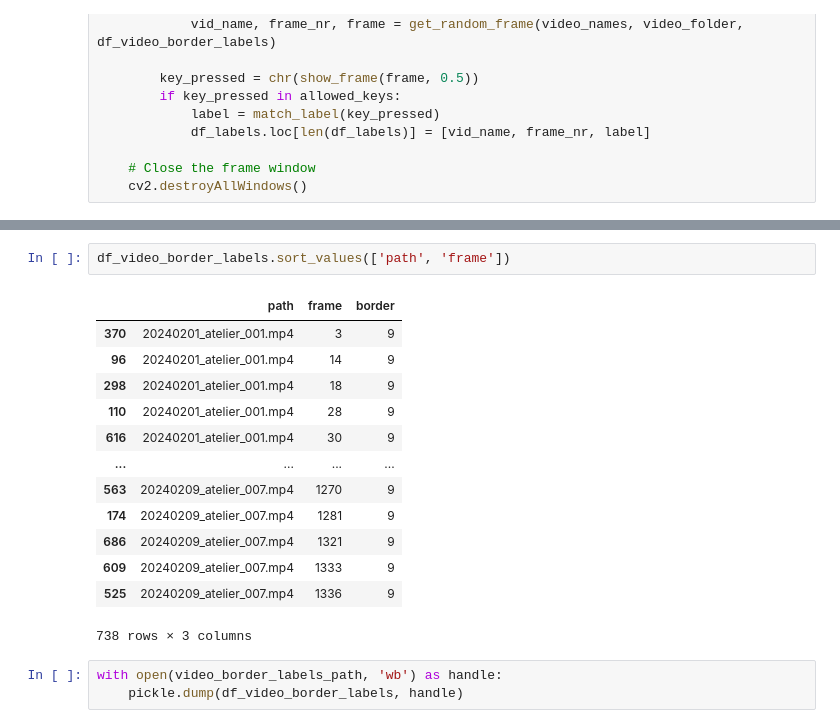
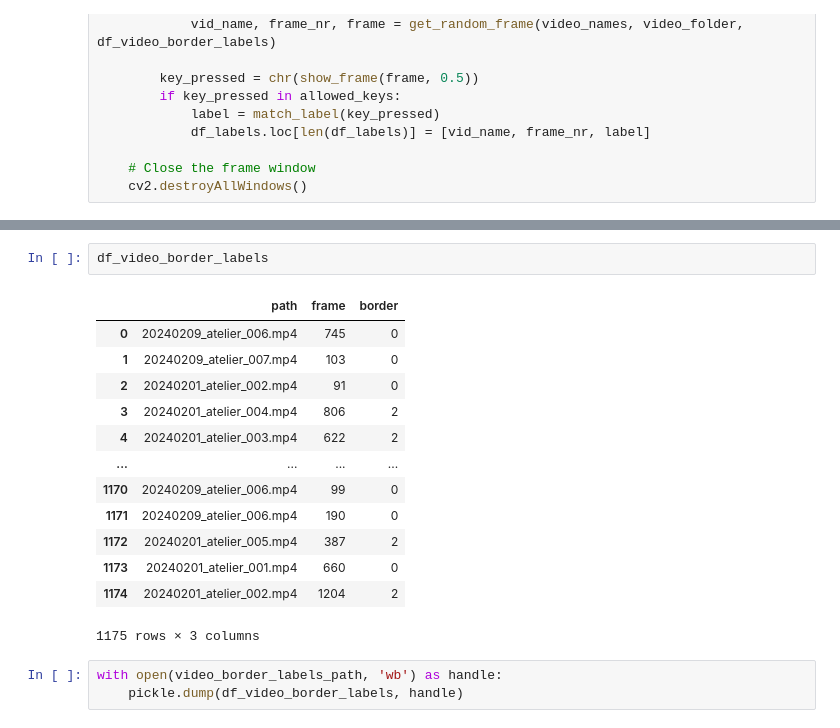
Before and after one commit to mikeddecker/judge, a Jupyter notebook: scripts/label_skillborders.ipynb, the cells around one changed output, grey strips where cells are left out. Drawn from its saved outputs; the diff is of its cells as text.

Commit message:
extra labels

```diff
--- a/scripts/label_skillborders.ipynb
+++ b/scripts/label_skillborders.ipynb
@@ -170,19 +183,19 @@ label_frames(df_video_border_labels)
 # %%
-df_video_border_labels.sort_values(['path', 'frame'])
+df_video_border_labels
 # %% [output]
 |  | path | frame | border |
-| 370 | 20240201_atelier_001.mp4 | 3 | 9 |
-| 96 | 20240201_atelier_001.mp4 | 14 | 9 |
-| 298 | 20240201_atelier_001.mp4 | 18 | 9 |
-| 110 | 20240201_atelier_001.mp4 | 28 | 9 |
-| 616 | 20240201_atelier_001.mp4 | 30 | 9 |
+| 0 | 20240209_atelier_006.mp4 | 745 | 0 |
+| 1 | 20240209_atelier_007.mp4 | 103 | 0 |
+| 2 | 20240201_atelier_002.mp4 | 91 | 0 |
+| 3 | 20240201_atelier_004.mp4 | 806 | 2 |
+| 4 | 20240201_atelier_003.mp4 | 622 | 2 |
 | ... | ... | ... | ... |
-| 563 | 20240209_atelier_007.mp4 | 1270 | 9 |
-| 174 | 20240209_atelier_007.mp4 | 1281 | 9 |
-| 686 | 20240209_atelier_007.mp4 | 1321 | 9 |
-| 609 | 20240209_atelier_007.mp4 | 1333 | 9 |
-| 525 | 20240209_atelier_007.mp4 | 1336 | 9 |
+| 1170 | 20240209_atelier_006.mp4 | 99 | 0 |
+| 1171 | 20240209_atelier_006.mp4 | 190 | 0 |
+| 1172 | 20240201_atelier_005.mp4 | 387 | 2 |
+| 1173 | 20240201_atelier_001.mp4 | 660 | 0 |
+| 1174 | 20240201_atelier_002.mp4 | 1204 | 2 |
-738 rows × 3 columns
+1175 rows × 3 columns
 # %%
 with open(video_border_labels_path, 'wb') as handle:
     pickle.dump(df_video_border_labels, handle)
```
Also changed, not shown: parts of 5 cells of this notebook, 1 other file.
